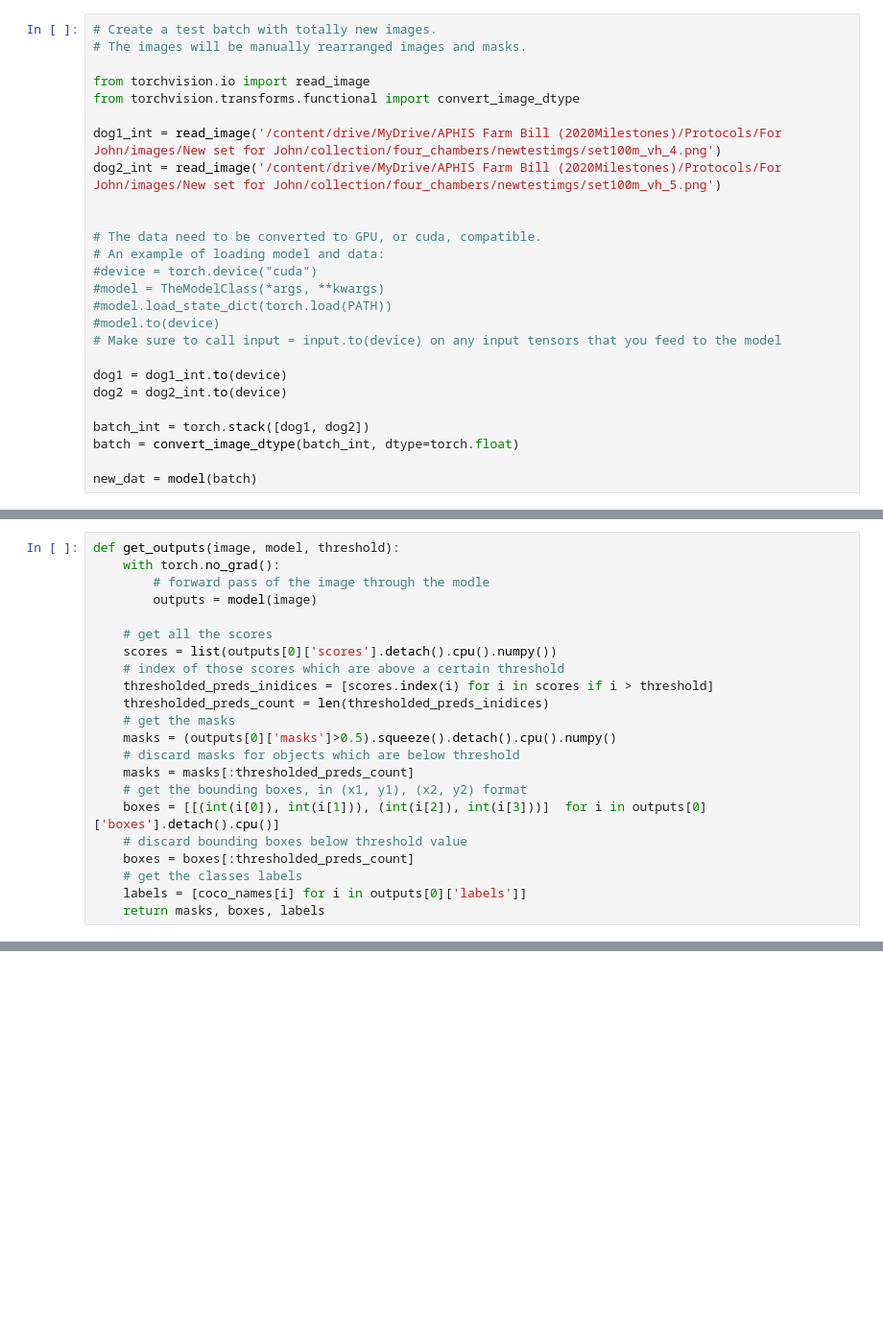
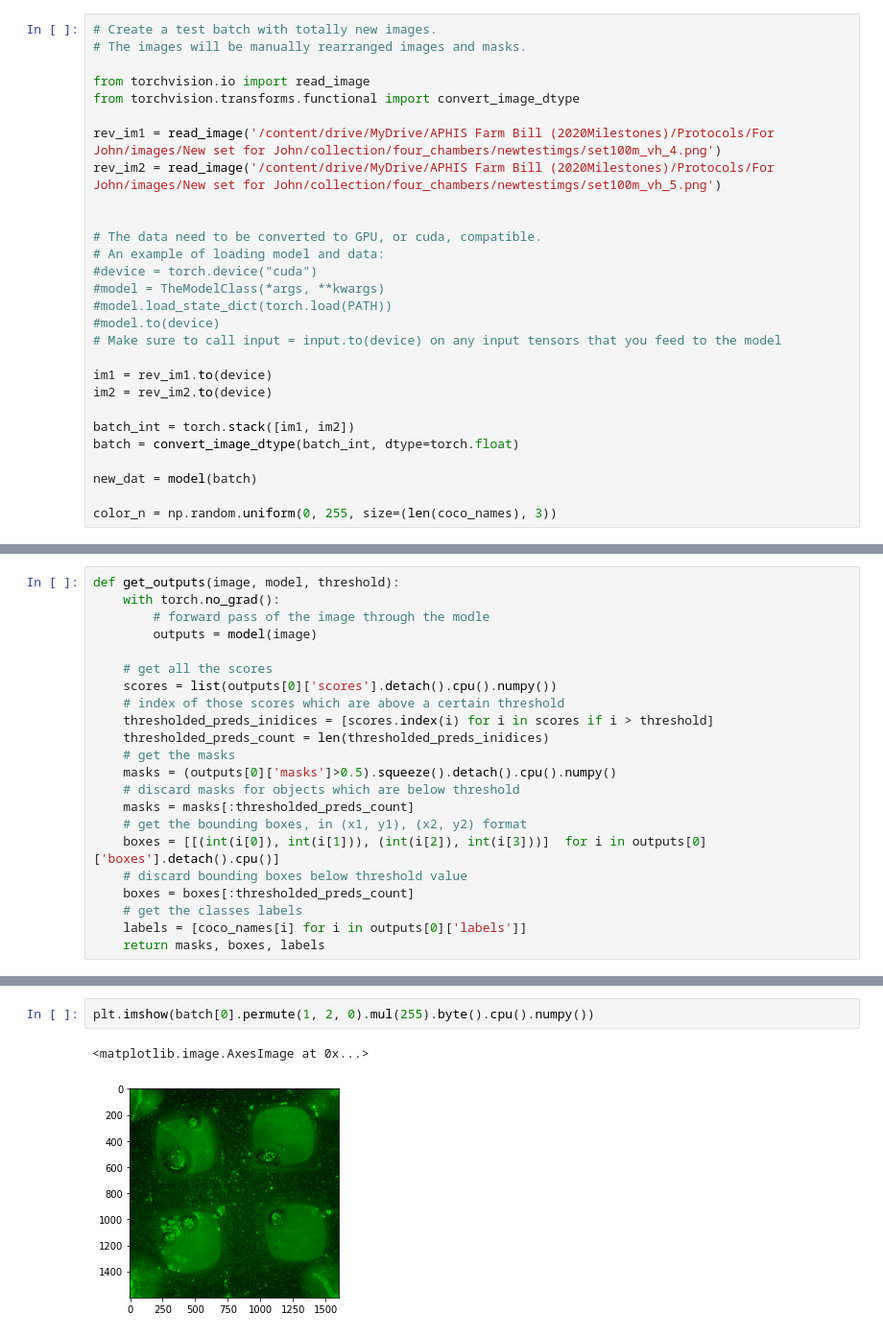
Before and after one commit to ncsu-landscape-dynamics/LAMP_assay_automation, a Jupyter notebook: masks_to_images.ipynb, the cells around one changed output, grey strips where cells are left out. Shown at 96% size. Saved outputs shown, nothing was run; the diff lists cells and outputs as text; blank space fills up the shorter version.

```diff
--- a/masks_to_images.ipynb
+++ b/masks_to_images.ipynb
@@ -67,8 +85,8 @@ device = torch.device('cuda') if torch.cuda.is_available() else torch.device('cp
 from torchvision.io import read_image
 from torchvision.transforms.functional import convert_image_dtype
 
-dog1_int = read_image('/content/drive/MyDrive/APHIS Farm Bill (2020Milestones)/Protocols/For John/images/New set for John/collection/four_chambers/newtestimgs/set100m_vh_4.png')
-dog2_int = read_image('/content/drive/MyDrive/APHIS Farm Bill (2020Milestones)/Protocols/For John/images/New set for John/collection/four_chambers/newtestimgs/set100m_vh_5.png')
+rev_im1 = read_image('/content/drive/MyDrive/APHIS Farm Bill (2020Milestones)/Protocols/For John/images/New set for John/collection/four_chambers/newtestimgs/set100m_vh_4.png')
+rev_im2 = read_image('/content/drive/MyDrive/APHIS Farm Bill (2020Milestones)/Protocols/For John/images/New set for John/collection/four_chambers/newtestimgs/set100m_vh_5.png')
 
 
 # The data need to be converted to GPU, or cuda, compatible.
@@ -79,13 +97,15 @@ dog2_int = read_image('/content/drive/MyDrive/APHIS Farm Bill (2020Milestones)/P
 #model.to(device)
 # Make sure to call input = input.to(device) on any input tensors that you feed to the model
 
-dog1 = dog1_int.to(device)
-dog2 = dog2_int.to(device)
+im1 = rev_im1.to(device)
+im2 = rev_im2.to(device)
 
-batch_int = torch.stack([dog1, dog2])
+batch_int = torch.stack([im1, im2])
 batch = convert_image_dtype(batch_int, dtype=torch.float)
 
 new_dat = model(batch)
+
+color_n = np.random.uniform(0, 255, size=(len(coco_names), 3))
 # %% [markdown]
 The following messages is returned from running the previous cell:
 
@@ -296,3 +315,8 @@ def get_outputs(image, model, threshold):
+# %%
+plt.imshow(batch[0].permute(1, 2, 0).mul(255).byte().cpu().numpy())
+# %% [output]
+<matplotlib.image.AxesImage at 0x...>
+[figure, added]
 # %%
 def draw_segmentation_map(image, masks, boxes, labels):
     alpha = 1
```
Also changed, not shown: parts of 17 cells of this notebook.
